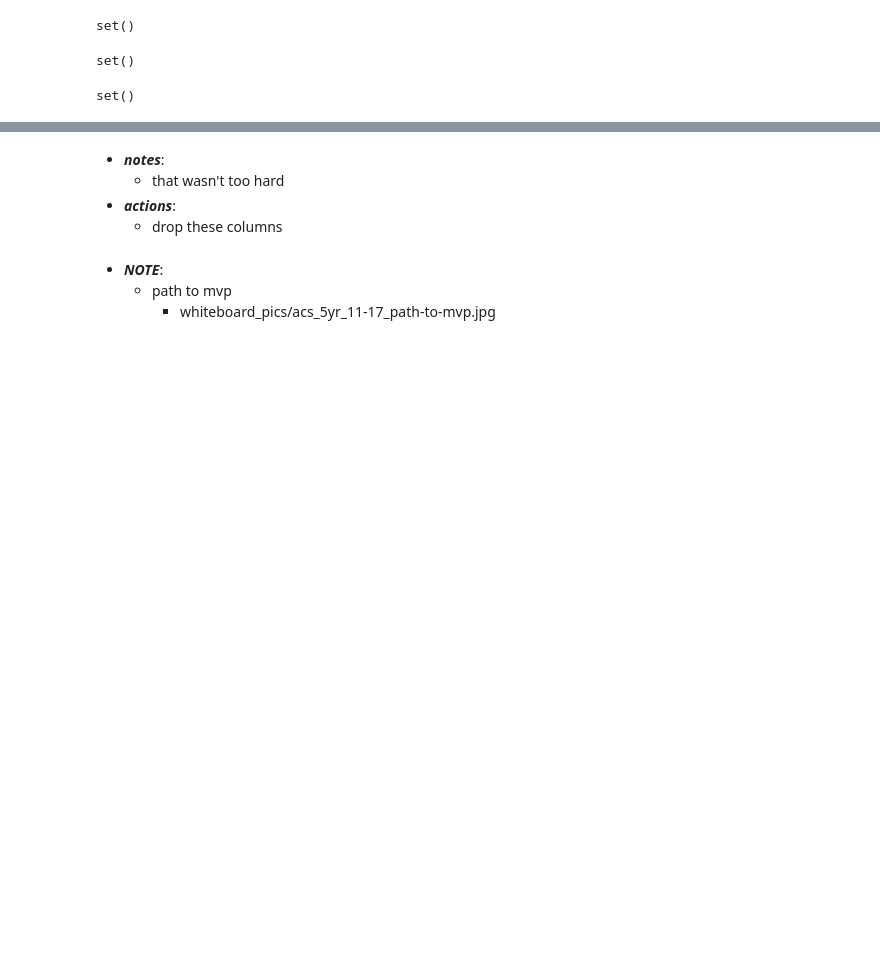
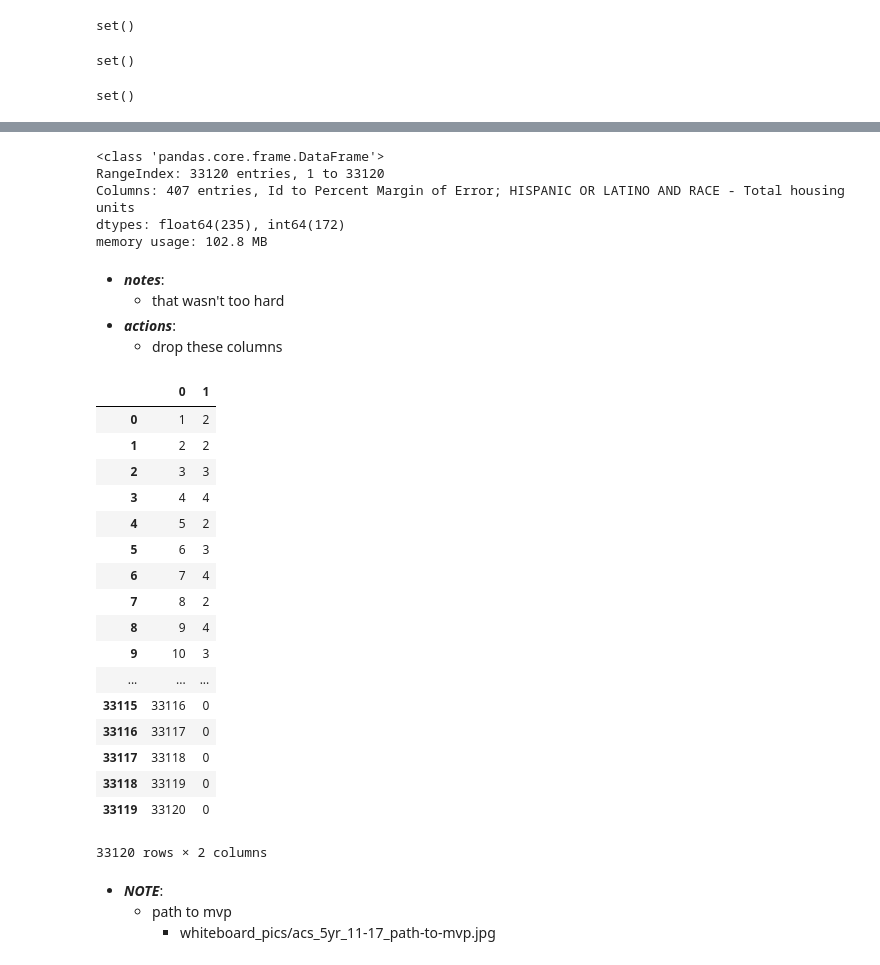
Before and after one commit to gumdropsteve/population_prophet, a Jupyter notebook: exploratory-data-analysis/American_Community_Survey/fiveyr_11_17_kmeans.ipynb, the cells around one changed output, grey strips where cells are left out. Drawn from its saved outputs; the diff is of its cells as text; code cells hidden in the pictures; blank space fills up the shorter version.

Commit message:
kmeans_by(dataframe)

```diff
--- a/exploratory-data-analysis/American_Community_Survey/fiveyr_11_17_kmeans.ipynb
+++ b/exploratory-data-analysis/American_Community_Survey/fiveyr_11_17_kmeans.ipynb
@@ -293,6 +354,6 @@ memory usage: 102.8+ MB
 # %%
 # _2011df_.head(15)
-_2011df_ = _2011df_.apply(pd.to_numeric, errors='coerce')
+# _2011df_ = _2011df_.apply(pd.to_numeric, errors='coerce')
 # %%
 # _2011df_['Margin of Error; SEX AND AGE - Total population'].apply(lambda x : 0 for x in i if x =='*****' else x)
 # %%
@@ -362,4 +431,10 @@ for i in stars:
 test = test.drop(cols_to_drop,axis=1)
 # %%
 test.info()  #['Percent Margin of Error; HISPANIC OR LATINO AND RACE - Total housing units']
+# %% [output]
+<class 'pandas.core.frame.DataFrame'>
+RangeIndex: 33120 entries, 1 to 33120
+Columns: 407 entries, Id to Percent Margin of Error; HISPANIC OR LATINO AND RACE - Total housing units
+dtypes: float64(235), int64(172)
+memory usage: 102.8 MB
 # %%
@@ -382,8 +457,9 @@ for i in test.columns:
 - ***actions***:
     - drop these columns
 # %%
+t = test.copy().fillna(0)
 # Convert DataFrame to matrix
-mat = test.values
+mat = t.values
 # Using sklearn
 km = KMeans(n_clusters=5)
 # fit our values
@@ -391,7 +467,28 @@ km.fit(mat)
 # Get cluster assignment labels
 labels = km.labels_
 # Format results as a DataFrame
-results = pandas.DataFrame([dataset.index,labels]).T
+results = pd.DataFrame([t.index,labels]).T
+# %%
+results
+# %% [output]
+|  | 0 | 1 |
+| 0 | 1 | 2 |
+| 1 | 2 | 2 |
+| 2 | 3 | 3 |
+| 3 | 4 | 4 |
+| 4 | 5 | 2 |
+| 5 | 6 | 3 |
+| 6 | 7 | 4 |
+| 7 | 8 | 2 |
+| 8 | 9 | 4 |
+| 9 | 10 | 3 |
+| ... | ... | ... |
+| 33115 | 33116 | 0 |
+| 33116 | 33117 | 0 |
+| 33117 | 33118 | 0 |
+| 33118 | 33119 | 0 |
+| 33119 | 33120 | 0 |
+33120 rows × 2 columns
 # %%
 # copy df for editing
 k11 = y2k11.copy()
```
Also changed, not shown: parts of 17 cells of this notebook.
